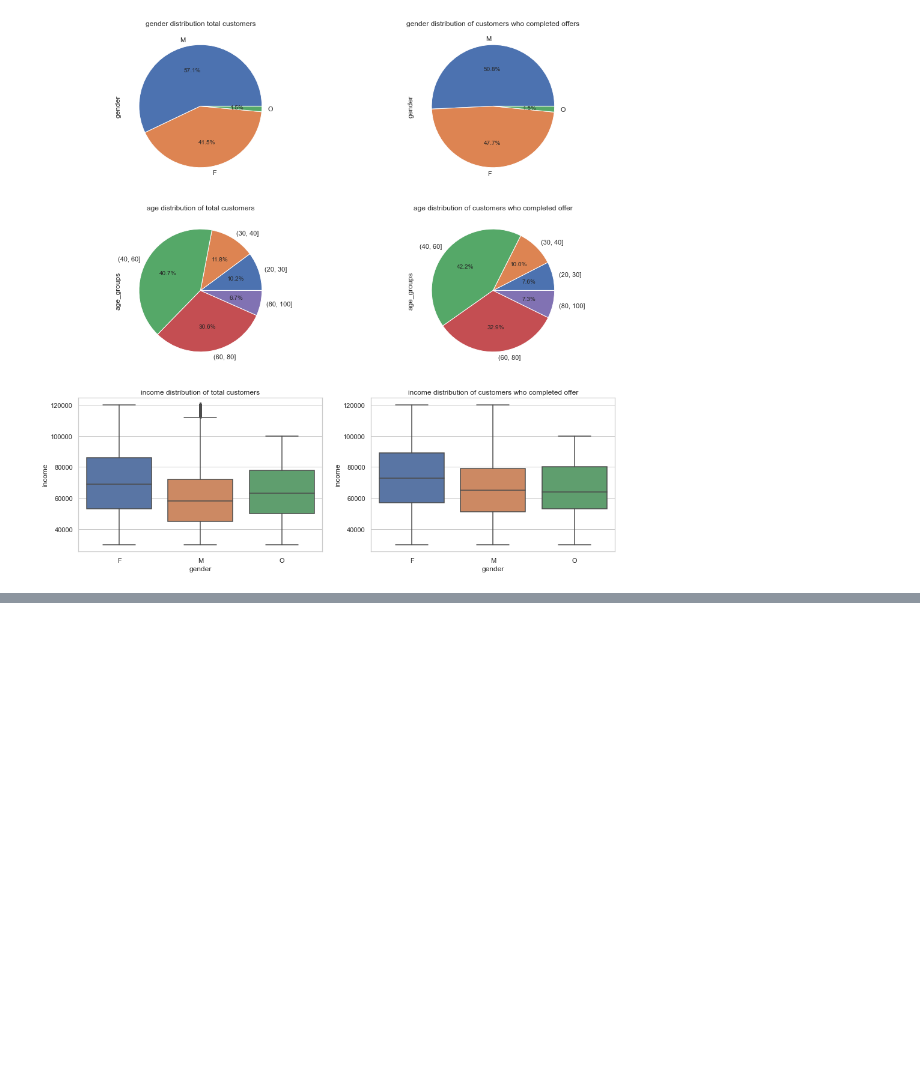
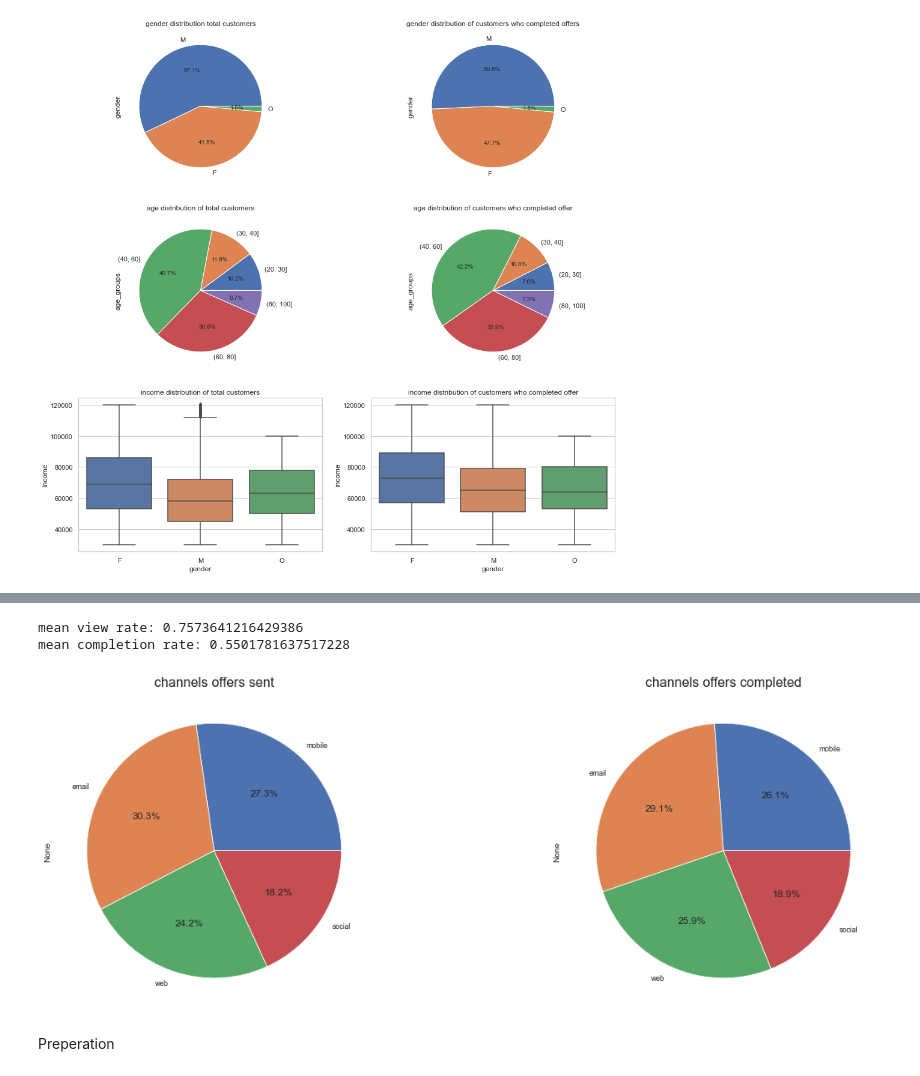
Before and after one commit to Jagac/ML-Repo, a Jupyter notebook: Udacity Capstone/Script.ipynb, the cells around one changed output, grey strips where cells are left out. Cells and saved outputs as stored; diff of their text form; code cells hidden in the pictures; blank space fills up the shorter version.

```diff
--- a/Udacity Capstone/Script.ipynb
+++ b/Udacity Capstone/Script.ipynb
@@ -319,0 +453,30 @@ Descriptive Statistics
+# %%
+#mean view rate
+print("mean view rate: %s" % df_combined.perc_viewed.mean())
+
+#mean completion rate
+print("mean completion rate: %s" %df_combined.perc_completed.mean())
+# %% [output]
+mean view rate: 0.7573641216429386
+mean completion rate: 0.5501781637517228
+# %%
+#statistics on channel distributions
+
+channels = clean_portfolio(portfolio).iloc[:,5:]
+
+df = merge_dataframes(transcript, profile, portfolio)[["event","offer_type"]]
+df = df.merge(channels,how="left", on ="offer_type")
+
+#channels = channels.merge(portfolio[["offer_type","mobile","social","web","email"]], how="left", on ="offer_type")
+
+fig, (ax1,ax2) = plt.subplots(1,2, figsize=(20,7))
+df[df["event"] == "offer received"].iloc[:,2:].apply(lambda x: x.sum() / x.shape[0]).plot.pie(ax = ax1, autopct='%1.1f%%');
+df[df["event"] == "offer completed"].iloc[:,2:].apply(lambda x: x.sum() / x.shape[0]).plot.pie(ax = ax2, autopct='%1.1f%%');
+
+
+ax1.set_title('channels offers sent')
+ax2.set_title('channels offers completed');
+# %% [output]
+[figure, added]
+# %% [markdown]
+Preperation
```
Also changed, not shown: parts of 12 cells of this notebook, 1 other file.
